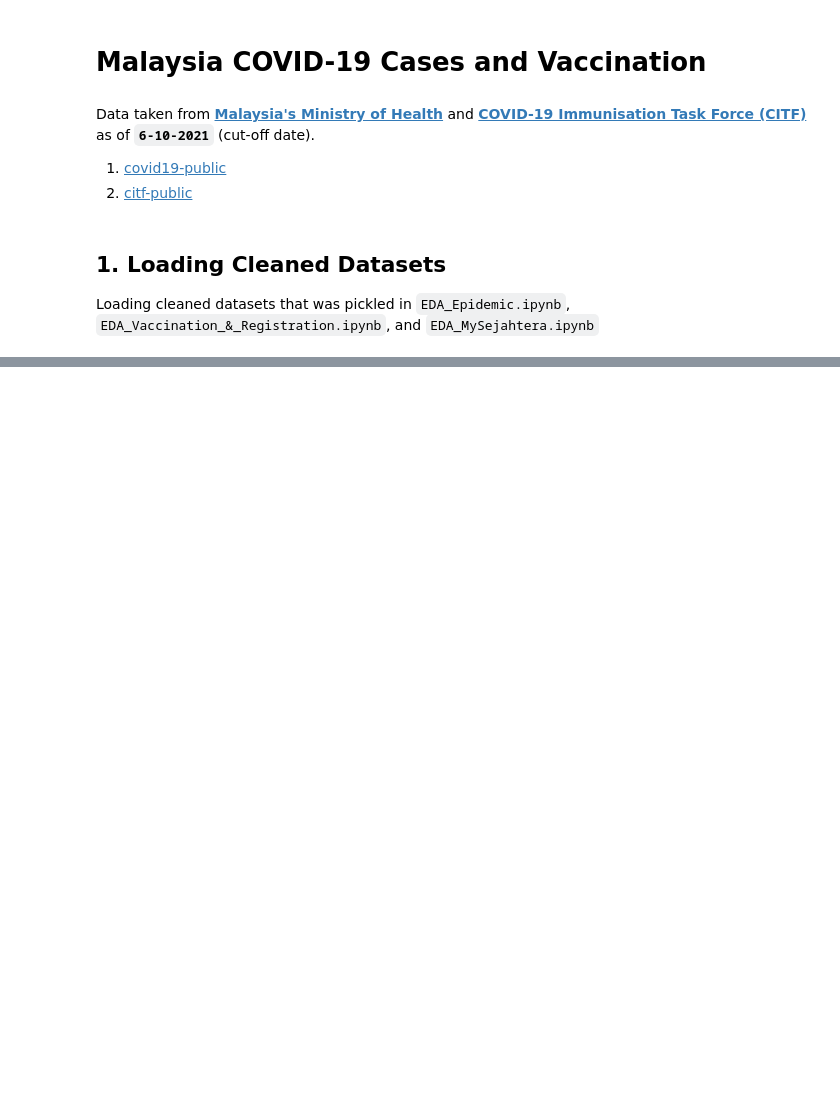
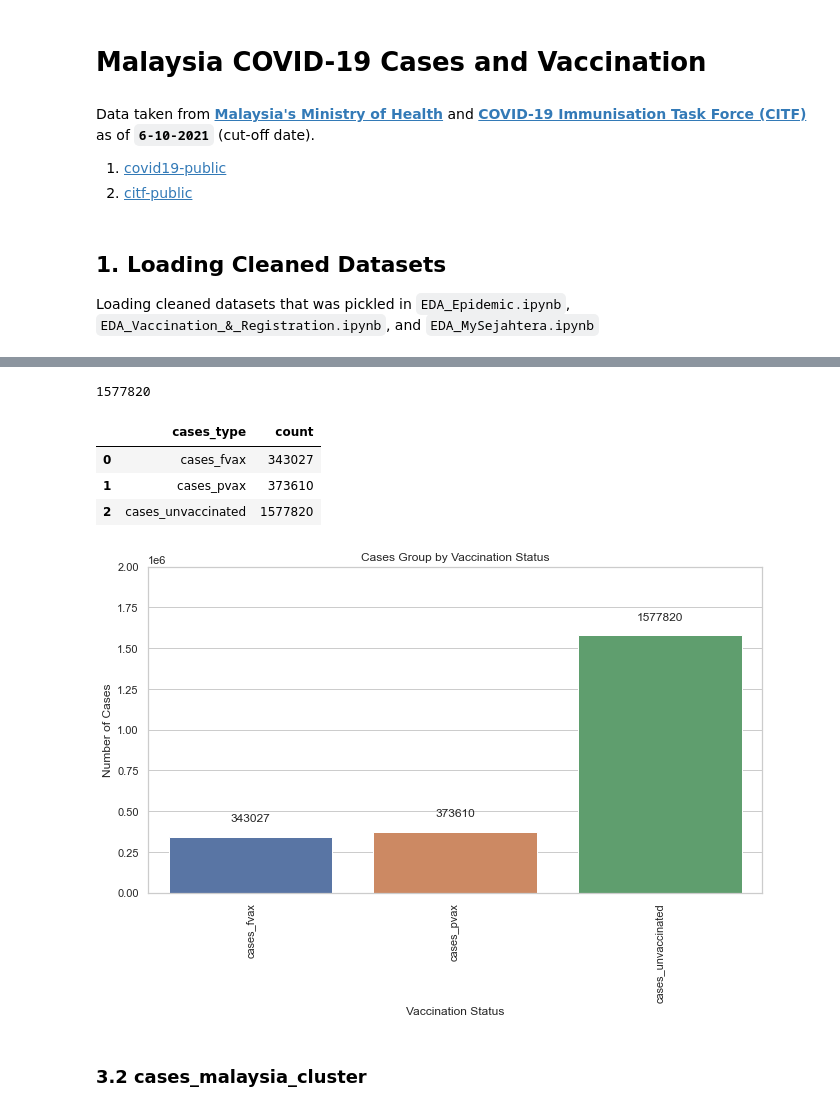
Before and after one commit to BingQuanChua/COVID-19-Msia-Cases-And-Vaccination, a Jupyter notebook: Project_Q1-Q3.ipynb, the cells around one changed output, grey strips where cells are left out. Drawn from its saved outputs; the diff is of its cells as text; code cells hidden in the pictures; blank space fills up the shorter version.

```diff
--- a/Project_Q1-Q3.ipynb
+++ b/Project_Q1-Q3.ipynb
@@ -117,0 +210,5 @@ trace_malaysia = pickle.load(open('pickle_files/trace_malaysia.pkl', 'rb'))
+# %%
+options = ['cases_pvax','cases_fvax']
+df_casesGroupByVaccine = df_casesTotal.loc[df_casesTotal['cases_type'].isin(options)]
+df_casesGroupByVaccine.sort_values('count', axis=0, inplace=True)
+df_casesGroupByVaccine
@@ -117,0 +223,37 @@ trace_malaysia = pickle.load(open('pickle_files/trace_malaysia.pkl', 'rb'))
+# %%
+casesVaccinedTotal = df_casesGroupByVaccine['count'].sum()
+casesTotal = df_casesTotal[df_casesTotal['cases_type'] == 'cases_new']['count'].sum()
+casesUnvaccinatedTotal = casesTotal - casesVaccinedTotal
+casesUnvaccinatedTotal
+# %% [output]
+1577820
+# %%
+casesUnvaccinatedDict = {'cases_type': 'cases_unvaccinated', 'count': casesUnvaccinatedTotal}
+df_casesGroupByVaccine = df_casesGroupByVaccine.append(casesUnvaccinatedDict, ignore_index = True,)
+df_casesGroupByVaccine.sort_values('count', axis=0, inplace=True)
+df_casesGroupByVaccine
+# %% [output]
+|  | cases_type | count |
+| 0 | cases_fvax | 343027 |
+| 1 | cases_pvax | 373610 |
+| 2 | cases_unvaccinated | 1577820 |
+# %%
+sns.set(rc={'figure.figsize':(11,6)})
+sns.set(style="whitegrid", color_codes=True)
+
+b = sns.barplot(x="cases_type", y="count",  data=df_casesGroupByVaccine)
+b.set_xticklabels(b.get_xticklabels(), rotation=90)
+b.set_title('Cases Group by Vaccination Status')
+b.set_ylabel('Number of Cases')
+b.set_xlabel('Vaccination Status')
+b.set(ylim=(0, 2000000))
+
+for p in b.patches:
+    	b.annotate("%.0f" % p.get_height(), (p.get_x() +
+	p.get_width() / 2., p.get_height()),
+    	ha='center', va='center', rotation=0,
+	xytext=(0, 18), textcoords='offset points')
+# %% [output]
+[figure, added]
+# %% [markdown]
+### 3.2 cases_malaysia_cluster
```
Also changed, not shown: parts of 30 cells of this notebook, 5 other files.
